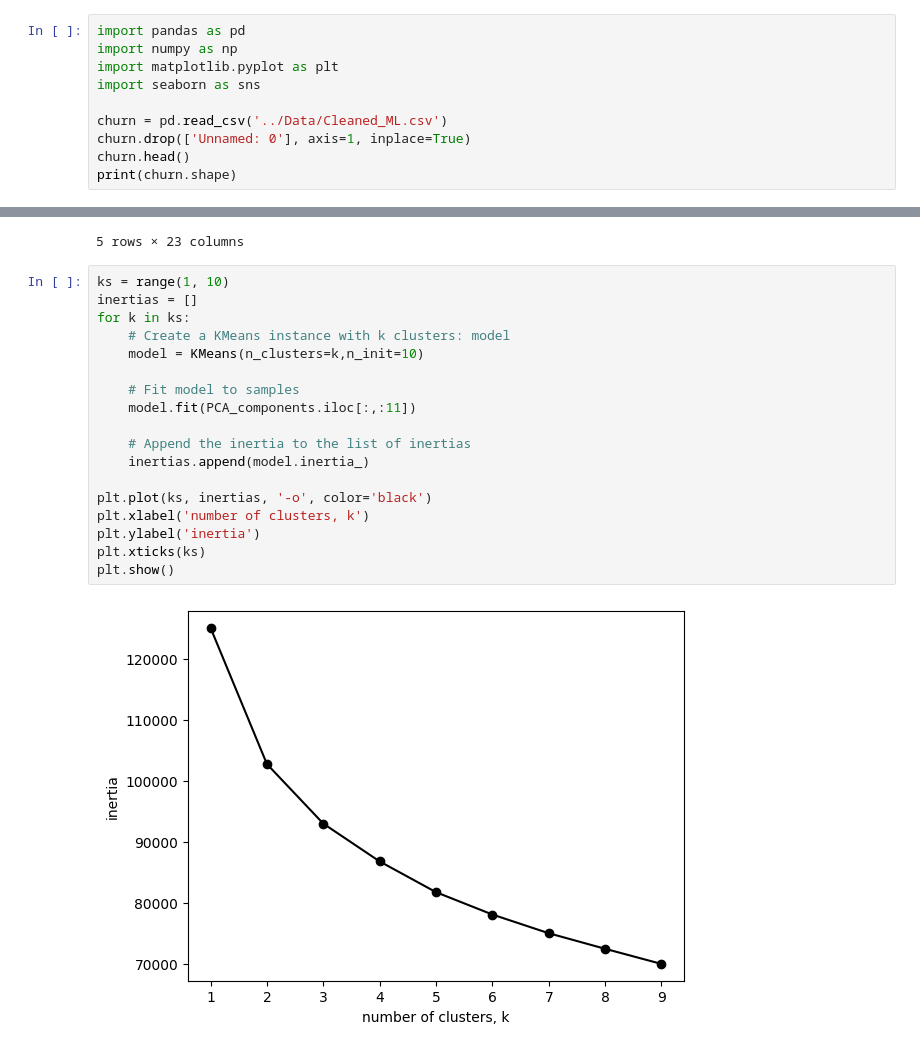
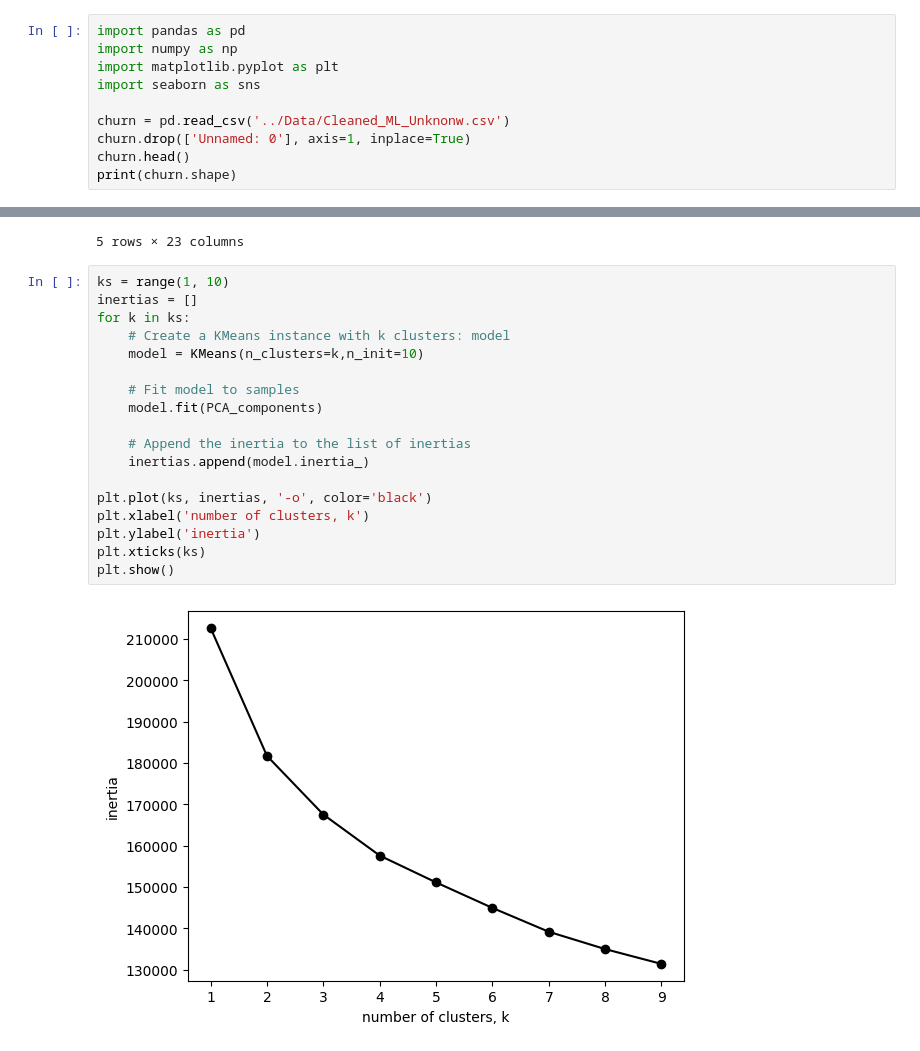
Before and after one commit to Yheloww/ChurnPredictionProject, a Jupyter notebook: ML/Notebook/clustering.ipynb, the cells around one changed output, grey strips where cells are left out. Saved outputs shown, nothing was run; the diff lists cells and outputs as text.

Commit message:
final models maybe

```diff
--- a/ML/Notebook/clustering.ipynb
+++ b/ML/Notebook/clustering.ipynb
@@ -4,7 +4,7 @@ import numpy as np
 import matplotlib.pyplot as plt
 import seaborn as sns
 
-churn = pd.read_csv('../Data/Cleaned_ML.csv')
+churn = pd.read_csv('../Data/Cleaned_ML_Unknonw.csv')
 churn.drop(['Unnamed: 0'], axis=1, inplace=True)
 churn.head()
 print(churn.shape)
@@ -68,23 +68,23 @@ churn_comp.head()
 # %%
 ks = range(1, 10)
 inertias = []
 for k in ks:
     # Create a KMeans instance with k clusters: model
     model = KMeans(n_clusters=k,n_init=10)
 
     # Fit model to samples
-    model.fit(PCA_components.iloc[:,:11])
+    model.fit(PCA_components)
 
     # Append the inertia to the list of inertias
     inertias.append(model.inertia_)
 
 plt.plot(ks, inertias, '-o', color='black')
 plt.xlabel('number of clusters, k')
 plt.ylabel('inertia')
 plt.xticks(ks)
 plt.show()
 # %% [output]
-[figure, old version]
+[figure, new version]
 # %%
 PCA_components.columns = PCA_components.columns.astype(str)
 model = KMeans(n_clusters=3,n_init=10,init='k-means++').fit(PCA_components)
```
Also changed, not shown: parts of 9 cells of this notebook, 16 other files.
